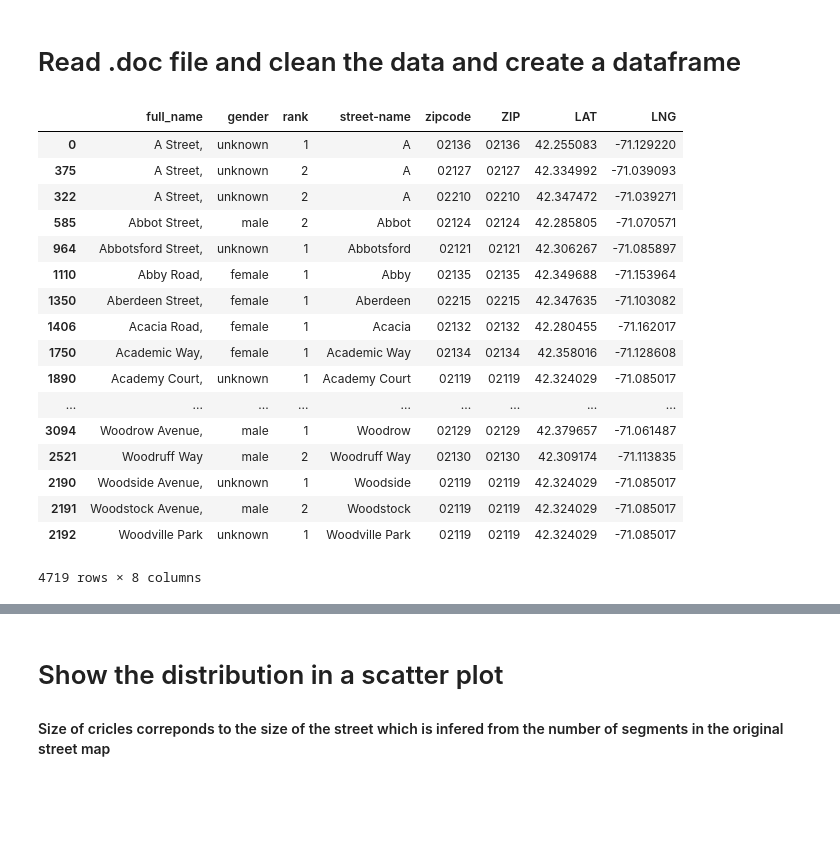
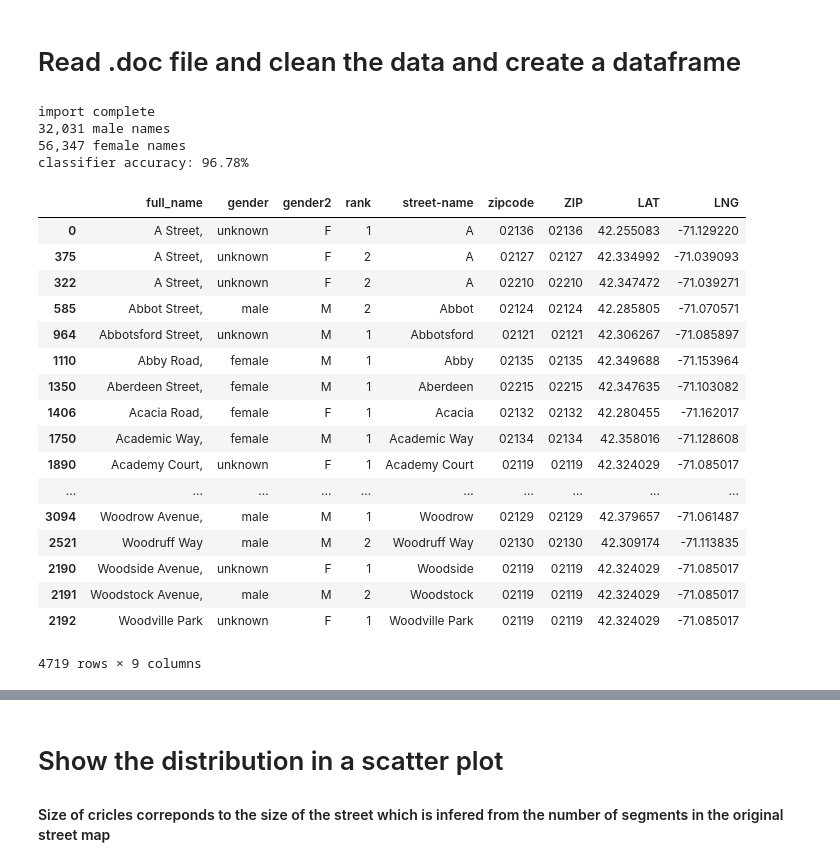
Before and after one commit to lliu42/506-project, a Jupyter notebook: Untitled.ipynb, the cells around one changed output, grey strips where cells are left out. Cells and saved outputs as stored; diff of their text form; code cells hidden in the pictures; blank space fills up the shorter version.

```diff
--- a/Untitled.ipynb
+++ b/Untitled.ipynb
@@ -1,5 +1,14 @@
 # %% [markdown]
 # Read .doc file and clean the data and create a dataframe
+# %%
+from gender_predictor import GenderPredictor
+gp = GenderPredictor()
+gp.train_and_test()
+# %% [output]
+import complete
+32,031 male names
+56,347 female names
+classifier accuracy: 96.78%
 # %%
 import docx
 import pprint
@@ -7,6 +16,7 @@ import pandas as pd
 import requests
 import json
 import seaborn as sns
+from genderize import Genderize
 %matplotlib inline
 
 file_name = 'Streetbook_2018-08-15.docx'
@@ -51,6 +61,17 @@ def get_gender(street_name):
 
 #############################################################################################
 
+#second api
+def getGender(street_name):
+    first_name = 'null'
+    splited_word = street_name.split()
+    if len(splited_word) >= 1:
+        first_name = splited_word[0]
+    gender = gp.classify(first_name)
+    return gender
+
+#############################################################################################
+
 def get_datadframe_from_file(fileName, limit, words_to_be_removed):
     doc = docx.Document(fileName)
     dataDict = {}
@@ -64,9 +85,10 @@ def get_datadframe_from_file(fileName, limit, words_to_be_removed):
                 if run.bold and run.text != "" and run.text != "*" and run.text != "Note;" and rowIndex <= limit:
                     street_name = clean_street_names(run.text, words_to_be_removed)
                     gender = get_gender(street_name)
-                    dataDict[rowIndex] = [run.text,street_name,gender]
+                    gender2 = getGender(street_name)
+                    dataDict[rowIndex] = [run.text,street_name,gender,gender2]
                     rowIndex += 1
-    return pd.DataFrame.from_dict(dataDict, orient='index', columns=['full_name','street-name','gender'])
+    return pd.DataFrame.from_dict(dataDict, orient='index', columns=['full_name','street-name','gender','gender2'])
 
 ###############################################################################################
 
@@ -131,48 +153,48 @@ def create_zipcode_df(filename):
 def splitDataFrameList(df,target_column,separator):
     ''' df = dataframe to split,
     target_column = the column containing the values to split
     separator = the symbol used to perform the split
     returns: a dataframe with each entry for the target column separated, with each element moved into a new row.
     The values in the other columns are duplicated across the newly divided rows.
     '''
     def splitListToRows(row,row_accumulator,target_column,separator):
         split_row = row[target_column].split(separator)
         for s in split_row:
             new_row = row.to_dict()
             new_row[target_column] = s
             row_accumulator.append(new_row)
     new_rows = []
     df.apply(splitListToRows,axis=1,args = (new_rows,target_column,separator))
     new_df = pd.DataFrame(new_rows)
     return new_df
 
 ####################################################################################
 zipcode_df = create_zipcode_df(file_name)
 zipcode_df = zipcode_df.head(5000)
 df = get_datadframe_from_file(file_name, 5000, words_to_be_removed)
 frames = [df, zipcode_df]
 main_df = pd.concat(frames,axis=1, sort=False)
 main_df_split_by_zipcode = splitDataFrameList(main_df,'zipcode',"-")
 zipcode_latitude_longitude_df = get_zipcode_latitude_longitude_dataframe(boston_street_zipcodes)
 main_df_merged_with_geo = main_df_split_by_zipcode.merge(zipcode_latitude_longitude_df, left_on='zipcode', right_on='ZIP', how='inner')
 main_df_merged_with_geo = main_df_merged_with_geo.sort_values(by=['full_name'])
 main_df_merged_with_geo
 # %% [output]
-|  | full_name | gender | rank | street-name | zipcode | ZIP | LAT | LNG |
-| 0 | A Street, | unknown | 1 | A | 02136 | 02136 | 42.255083 | -71.129220 |
-| 375 | A Street, | unknown | 2 | A | 02127 | 02127 | 42.334992 | -71.039093 |
-| 322 | A Street, | unknown | 2 | A | 02210 | 02210 | 42.347472 | -71.039271 |
-| 585 | Abbot Street, | male | 2 | Abbot | 02124 | 02124 | 42.285805 | -71.070571 |
-| 964 | Abbotsford Street, | unknown | 1 | Abbotsford | 02121 | 02121 | 42.306267 | -71.085897 |
-| 1110 | Abby Road, | female | 1 | Abby | 02135 | 02135 | 42.349688 | -71.153964 |
-| 1350 | Aberdeen Street, | female | 1 | Aberdeen | 02215 | 02215 | 42.347635 | -71.103082 |
-| 1406 | Acacia Road, | female | 1 | Acacia | 02132 | 02132 | 42.280455 | -71.162017 |
-| 1750 | Academic Way, | female | 1 | Academic Way | 02134 | 02134 | 42.358016 | -71.128608 |
-| 1890 | Academy Court, | unknown | 1 | Academy Court | 02119 | 02119 | 42.324029 | -71.085017 |
-| ... | ... | ... | ... | ... | ... | ... | ... | ... |
-| 3094 | Woodrow Avenue, | male | 1 | Woodrow | 02129 | 02129 | 42.379657 | -71.061487 |
-| 2521 | Woodruff Way | male | 2 | Woodruff Way | 02130 | 02130 | 42.309174 | -71.113835 |
-| 2190 | Woodside Avenue, | unknown | 1 | Woodside | 02119 | 02119 | 42.324029 | -71.085017 |
-| 2191 | Woodstock Avenue, | male | 2 | Woodstock | 02119 | 02119 | 42.324029 | -71.085017 |
-| 2192 | Woodville Park | unknown | 1 | Woodville Park | 02119 | 02119 | 42.324029 | -71.085017 |
+|  | full_name | gender | gender2 | rank | street-name | zipcode | ZIP | LAT | LNG |
+| 0 | A Street, | unknown | F | 1 | A | 02136 | 02136 | 42.255083 | -71.129220 |
+| 375 | A Street, | unknown | F | 2 | A | 02127 | 02127 | 42.334992 | -71.039093 |
+| 322 | A Street, | unknown | F | 2 | A | 02210 | 02210 | 42.347472 | -71.039271 |
+| 585 | Abbot Street, | male | M | 2 | Abbot | 02124 | 02124 | 42.285805 | -71.070571 |
+| 964 | Abbotsford Street, | unknown | M | 1 | Abbotsford | 02121 | 02121 | 42.306267 | -71.085897 |
+| 1110 | Abby Road, | female | M | 1 | Abby | 02135 | 02135 | 42.349688 | -71.153964 |
+| 1350 | Aberdeen Street, | female | M | 1 | Aberdeen | 02215 | 02215 | 42.347635 | -71.103082 |
+| 1406 | Acacia Road, | female | F | 1 | Acacia | 02132 | 02132 | 42.280455 | -71.162017 |
+| 1750 | Academic Way, | female | M | 1 | Academic Way | 02134 | 02134 | 42.358016 | -71.128608 |
+| 1890 | Academy Court, | unknown | F | 1 | Academy Court | 02119 | 02119 | 42.324029 | -71.085017 |
+| ... | ... | ... | ... | ... | ... | ... | ... | ... | ... |
+| 3094 | Woodrow Avenue, | male | M | 1 | Woodrow | 02129 | 02129 | 42.379657 | -71.061487 |
+| 2521 | Woodruff Way | male | M | 2 | Woodruff Way | 02130 | 02130 | 42.309174 | -71.113835 |
+| 2190 | Woodside Avenue, | unknown | F | 1 | Woodside | 02119 | 02119 | 42.324029 | -71.085017 |
+| 2191 | Woodstock Avenue, | male | M | 2 | Woodstock | 02119 | 02119 | 42.324029 | -71.085017 |
+| 2192 | Woodville Park | unknown | F | 1 | Woodville Park | 02119 | 02119 | 42.324029 | -71.085017 |
-4719 rows × 8 columns
+4719 rows × 9 columns
```
Also changed, not shown: parts of 12 cells of this notebook.
